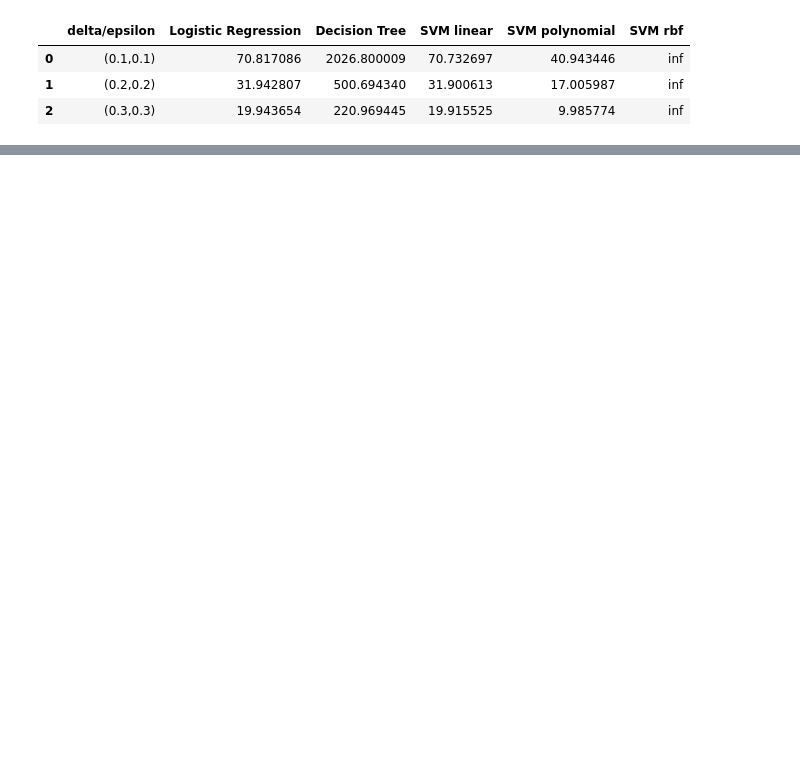
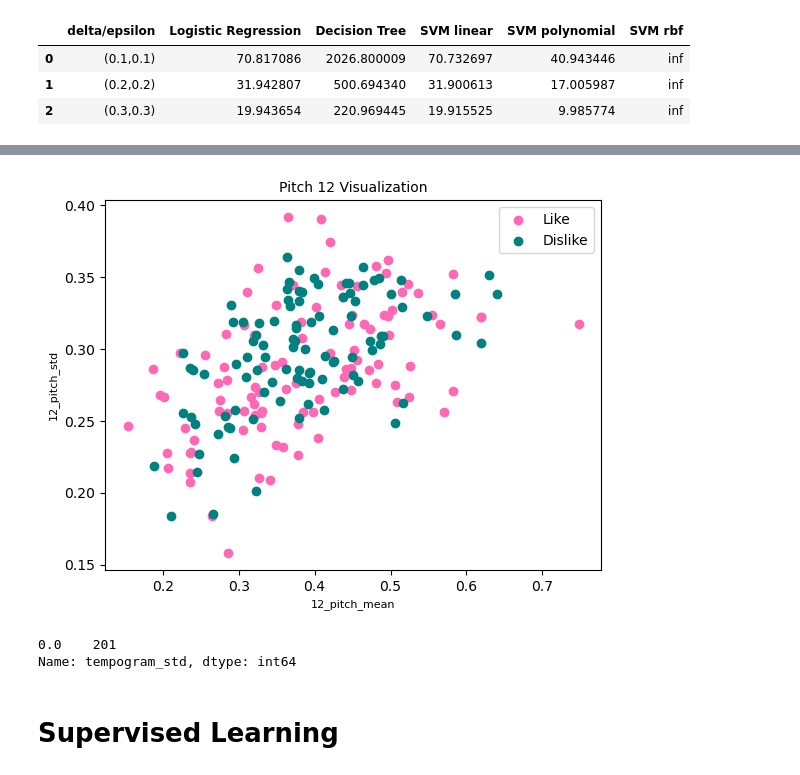
Before and after one commit to IsitaRex/Supervising-My-Musical-Taste, a Jupyter notebook: supervising_my_musical_taste.ipynb, the cells around one changed output, grey strips where cells are left out. Drawn from its saved outputs; the diff is of its cells as text; code cells hidden in the pictures; blank space fills up the shorter version.

```diff
--- a/supervising_my_musical_taste.ipynb
+++ b/supervising_my_musical_taste.ipynb
@@ -64,0 +127,37 @@ df_pags.head()
+# %%
+def plot2d(df,x_name, y_name, label, title):
+    fig, ax = plt.subplots()
+
+    df1 = df[df['Label']==0]
+    df2 = df[df['Label']==1]
+    ax.scatter(
+        df1[x_name],
+        df1[y_name],
+        c = 'hotpink',
+        label = 'Like'
+    )
+    ax.scatter(
+        df2[x_name],
+        df2[y_name],
+        c = 'teal',
+        label = 'Dislike'
+    )
+    plt.legend(loc=1)
+    plt.title(title, fontsize = 10)
+    ax.set_xlabel(x_name, fontsize = 8)
+    ax.set_ylabel(y_name, fontsize = 8)
+# %%
+i = 12
+x_name = str(i)+"_pitch_mean"
+y_name = str(i)+"_pitch_std"
+data = df_songs[[x_name, y_name, 'Label']]
+plot2d(data, x_name, y_name, "Label", "Pitch "+ str(i)+" Visualization")
+# %% [output]
+[figure, added]
+# %%
+df["tempogram_std"].value_counts()
+# %% [output]
+0.0    201
+Name: tempogram_std, dtype: int64
+# %% [markdown]
+# Supervised Learning
```
Also changed, not shown: parts of 8 cells of this notebook, 3 other files.
